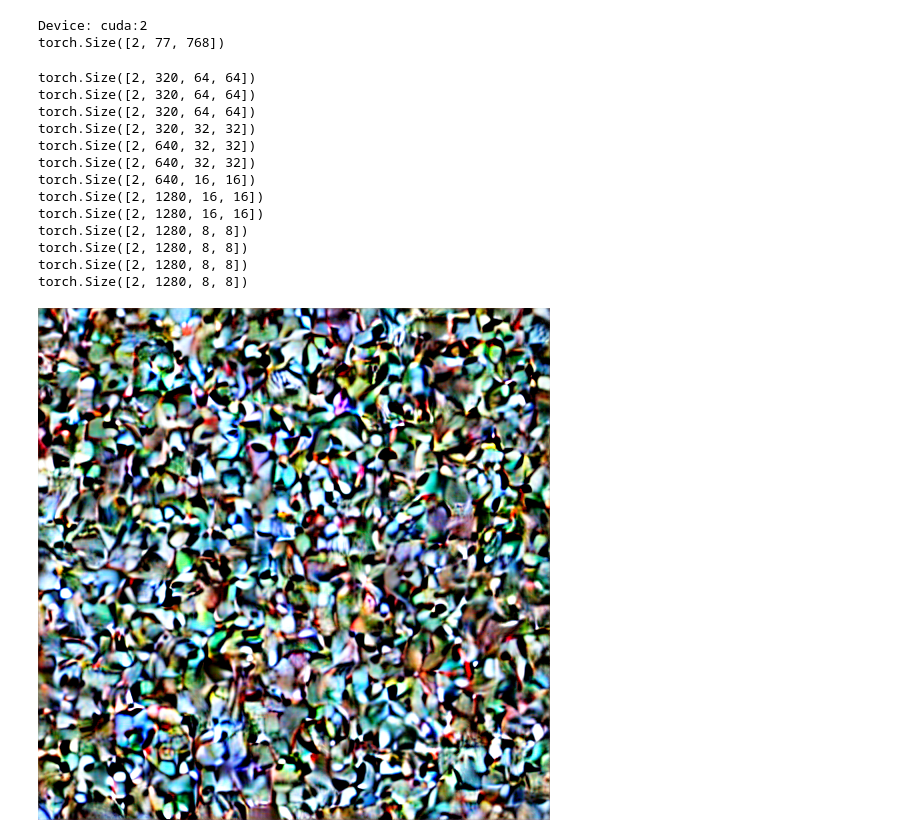
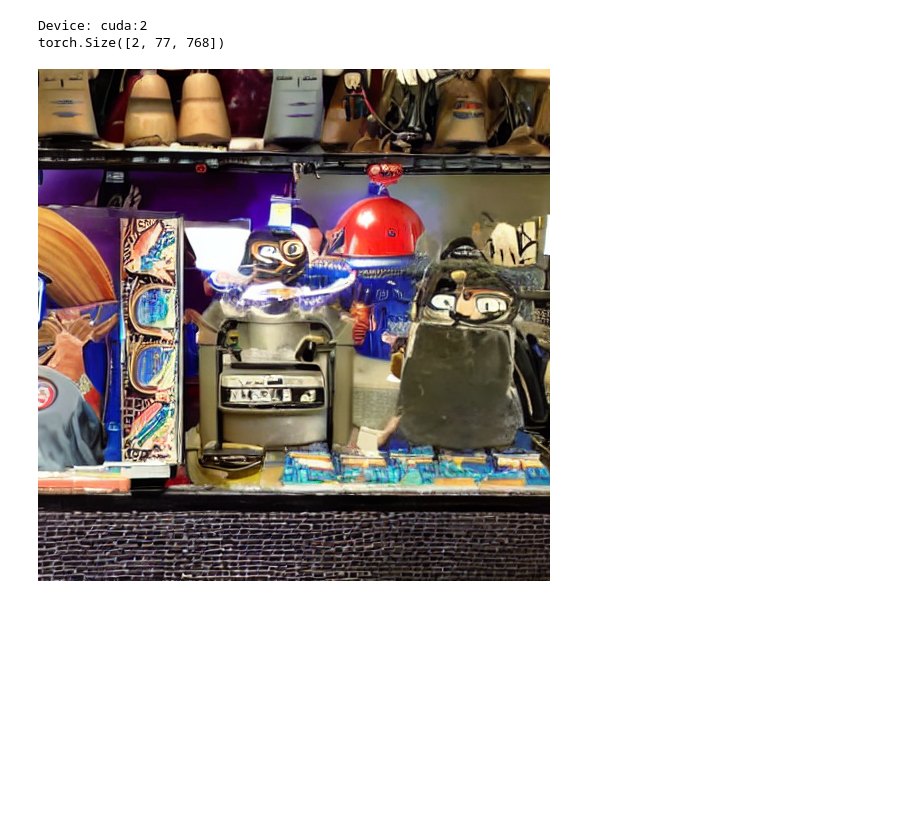
Before and after one commit to HeCheng0625/DiffAudioImg, a Jupyter notebook: test_inference.ipynb, the cells around one changed output. Cells and saved outputs as stored; diff of their text form; code cells hidden in the pictures; blank space fills up the shorter version.

```diff
--- a/test_inference.ipynb
+++ b/test_inference.ipynb
@@ -135,7 +135,7 @@ def inference_mel_to_img(vae: AutoencoderKL, text_encoder: CLIPTextModel, tokeni
         latents = latents.to(device)
 
         # num_warmup_steps = len(timesteps) - num_inference_steps * scheduler.order
-        for t in tqdm(timesteps[:1]):
+        for t in tqdm(timesteps[:]):
             # expand the latents if we are doing classifier free guidance
             latent_model_input = torch.cat([latents] * 2)
             latent_model_input = scheduler.scale_model_input(latent_model_input, t)
@@ -149,9 +149,9 @@ def inference_mel_to_img(vae: AutoencoderKL, text_encoder: CLIPTextModel, tokeni
                 conditioning_scale=1.0,
                 return_dict=False,
             )
-            for res_sample in down_block_res_samples:
-                print(res_sample.shape)
-            print(mid_block_res_sample.shape)
+            # for res_sample in down_block_res_samples:
+            #     print(res_sample.shape)
+            # print(mid_block_res_sample.shape)
 
             # predict the noise residual
             noise_pred = unet(
@@ -179,33 +179,20 @@ unet = UNet2DConditionModel.from_pretrained("runwayml/stable-diffusion-v1-5", su
 text_encoder = CLIPTextModel.from_pretrained("runwayml/stable-diffusion-v1-5", subfolder="text_encoder")
 tokenizer = CLIPTokenizer.from_pretrained("runwayml/stable-diffusion-v1-5", subfolder="tokenizer")
 # %%
-controlnet = ControlNetModel.from_pretrained("/blob/v-yuancwang/DiffAudioImg/AudioControlNet/checkpoint-75000")
+controlnet = ControlNetModel.from_pretrained("/blob/v-yuancwang/DiffAudioImg/AudioControlNet_v1_2/checkpoint-75000")
 # %%
 scheduler = PNDMScheduler.from_pretrained("runwayml/stable-diffusion-v1-5", subfolder="scheduler")
 # %%
 conditioning_mel_path = os.path.join("/blob/v-yuancwang/DiffAudioImg/VGGSound/data/vggsound/mel",
-                                     "oPQZfOHlh4k_1000_11000.npy")
+                                     "-7uwQqneg8k_30000_40000.npy")
 
 inference_mel_to_img(vae, text_encoder, tokenizer,
                     unet, controlnet, scheduler,
                     conditioning_mel_path, prompt="", num_inference_steps=100, guidance_scale=7.5,
                     device=torch.device("cuda:2"))
 # %% [output]
 Device: cuda:2
 torch.Size([2, 77, 768])
-torch.Size([2, 320, 64, 64])
-torch.Size([2, 320, 64, 64])
-torch.Size([2, 320, 64, 64])
-torch.Size([2, 320, 32, 32])
-torch.Size([2, 640, 32, 32])
-torch.Size([2, 640, 32, 32])
-torch.Size([2, 640, 16, 16])
-torch.Size([2, 1280, 16, 16])
-torch.Size([2, 1280, 16, 16])
-torch.Size([2, 1280, 8, 8])
-torch.Size([2, 1280, 8, 8])
-torch.Size([2, 1280, 8, 8])
-torch.Size([2, 1280, 8, 8])
-[figure, old version]
+[figure, new version]
 # %%
 image = Image.open(os.path.join("/blob/v-yuancwang/DiffAudioImg/VGGSound/data/vggsound/img_spilt",
```
Also changed, not shown: parts of 1 cell of this notebook, 3 other files.
